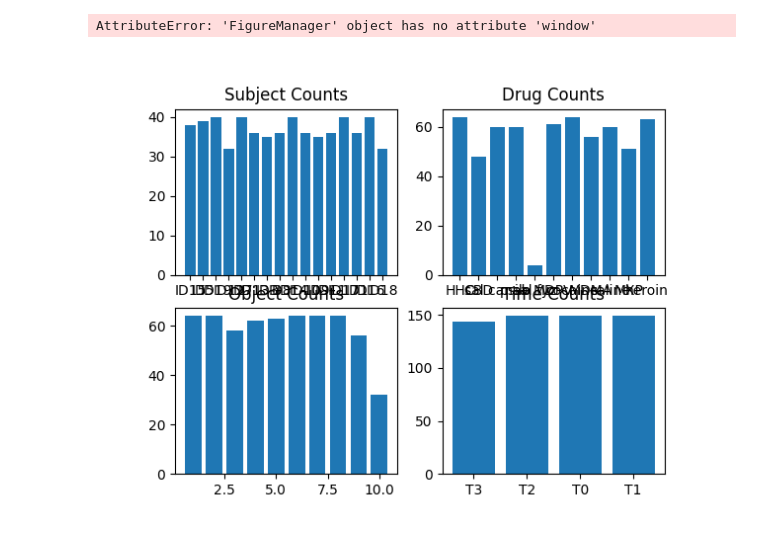
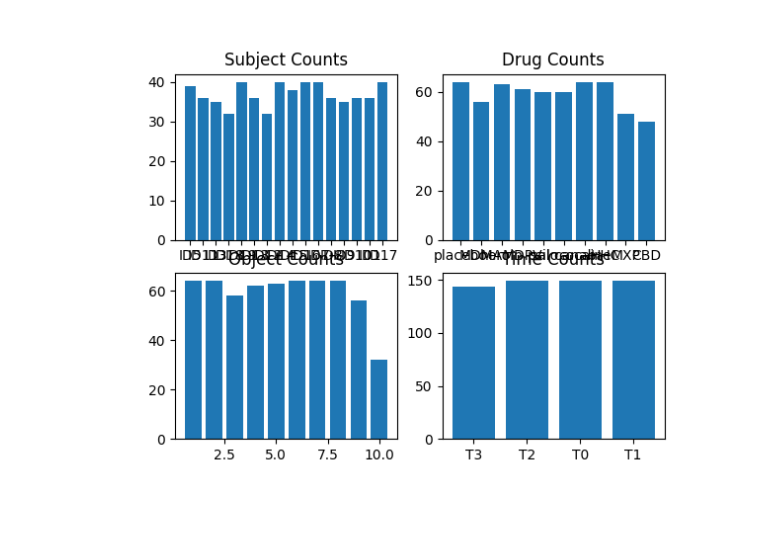
Before and after one commit to achopus/NUDZ, a Jupyter notebook: tester.ipynb, the cells around one changed output. Cells and saved outputs as stored; diff of their text form; code cells hidden in the pictures.

```diff
--- a/tester.ipynb
+++ b/tester.ipynb
@@ -10,10 +13,7 @@ from constants import channels, fs
 # %%
 dataset = Dataset('saved_data.pickle', is_loaded=True)
-dataset.sumarize_basic_stats(False)
+dataset.sumarize_basic_stats()
+# %% [output]
+[figure, added]
-# %%
-dataset.sumarize_basic_stats()
-# %% [output]
-AttributeError: 'FigureManager' object has no attribute 'window'
-[figure, removed]
 # %%
 del dataset
```
Also changed, not shown: parts of 11 cells of this notebook, 7 other files.
